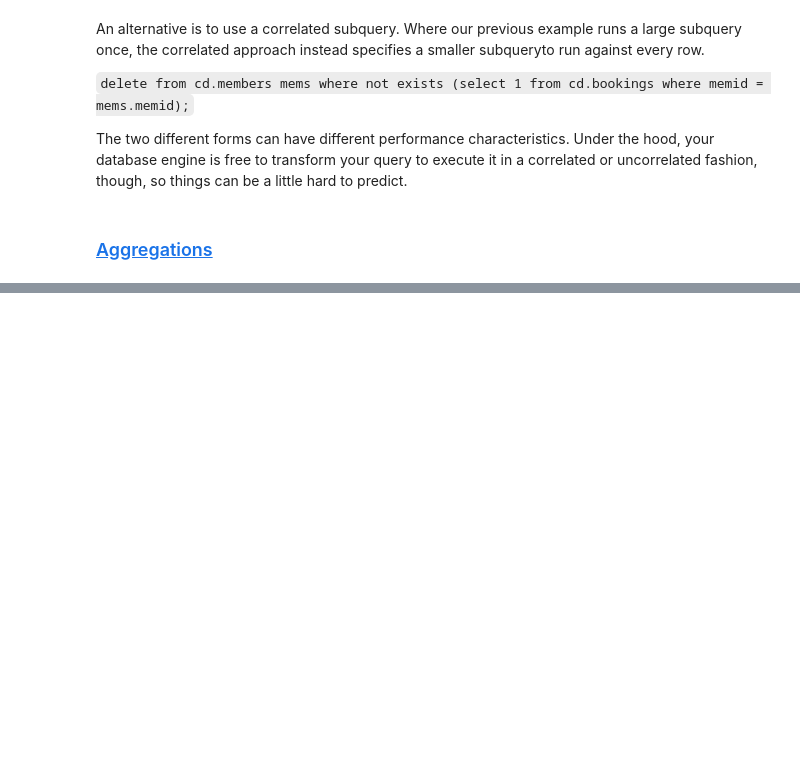
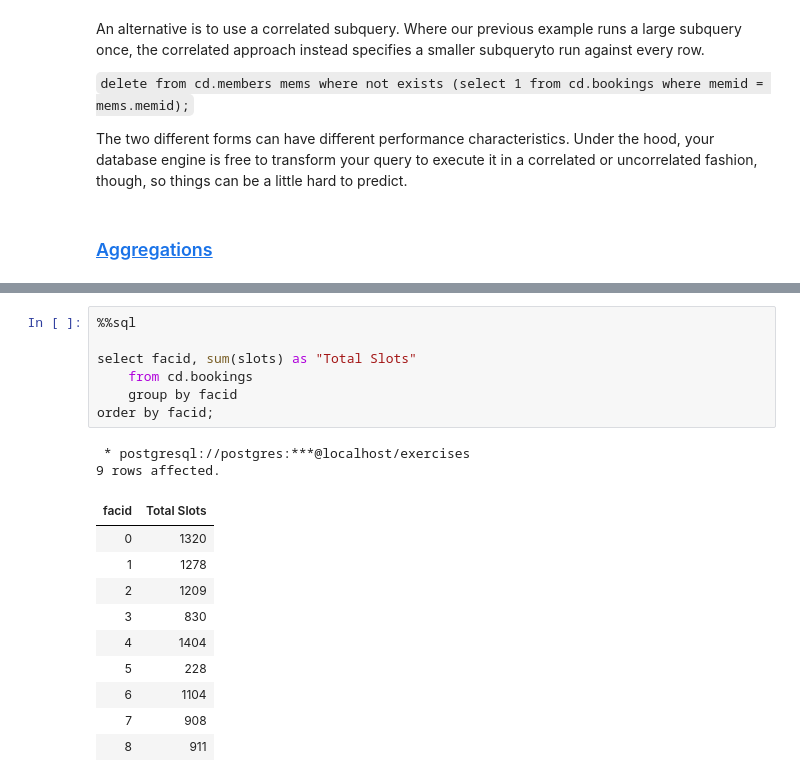
Before and after one commit to Yash9988/self-learn, a Jupyter notebook: practice/sql.ipynb, the cells around one changed output, grey strips where cells are left out. Saved outputs shown, nothing was run; the diff lists cells and outputs as text; blank space fills up the shorter version.

```diff
--- a/practice/sql.ipynb
+++ b/practice/sql.ipynb
@@ -566,0 +647,20 @@ The two different forms can have different performance characteristics. Under th
+# %%
+%%sql
+
+select facid, sum(slots) as "Total Slots"
+	from cd.bookings
+	group by facid
+order by facid;
+# %% [output]
+ * postgresql://postgres:***@localhost/exercises
+9 rows affected.
+| facid | Total Slots |
+| 0 | 1320 |
+| 1 | 1278 |
+| 2 | 1209 |
+| 3 | 830 |
+| 4 | 1404 |
+| 5 | 228 |
+| 6 | 1104 |
+| 7 | 908 |
+| 8 | 911 |
```
Also changed, not shown: parts of 19 cells of this notebook.
